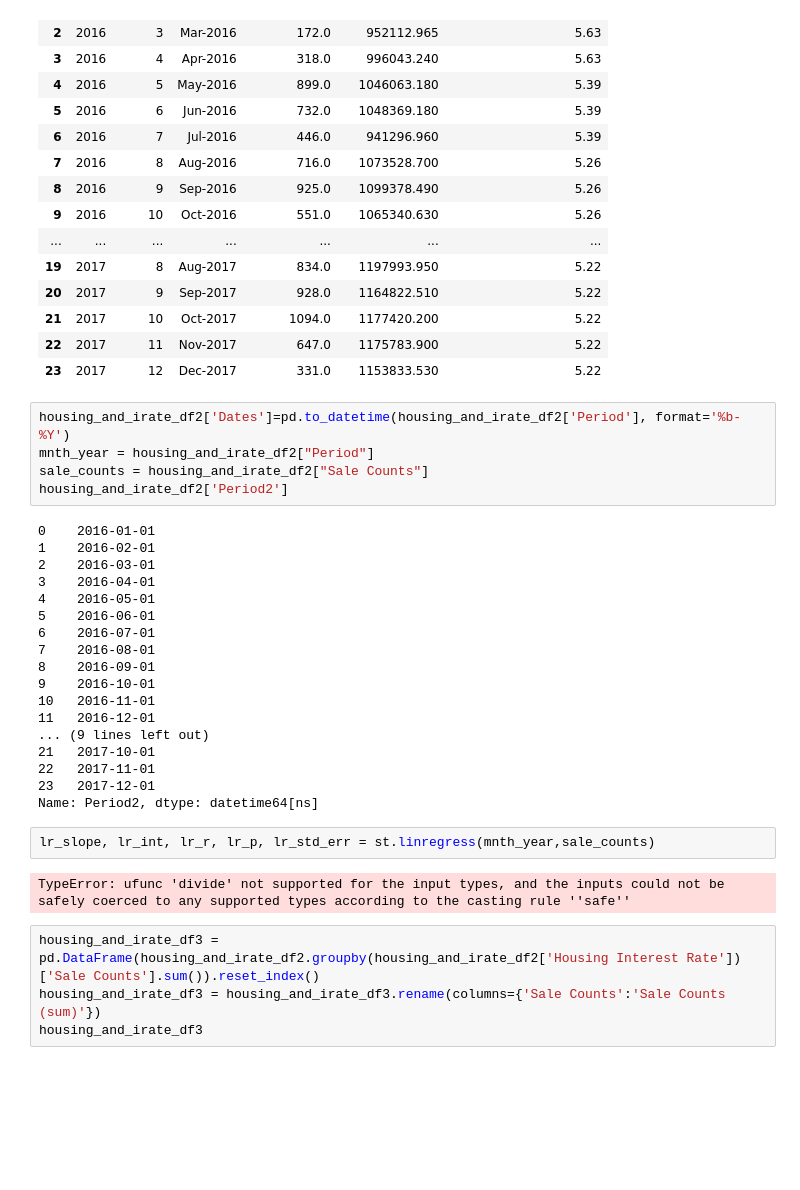
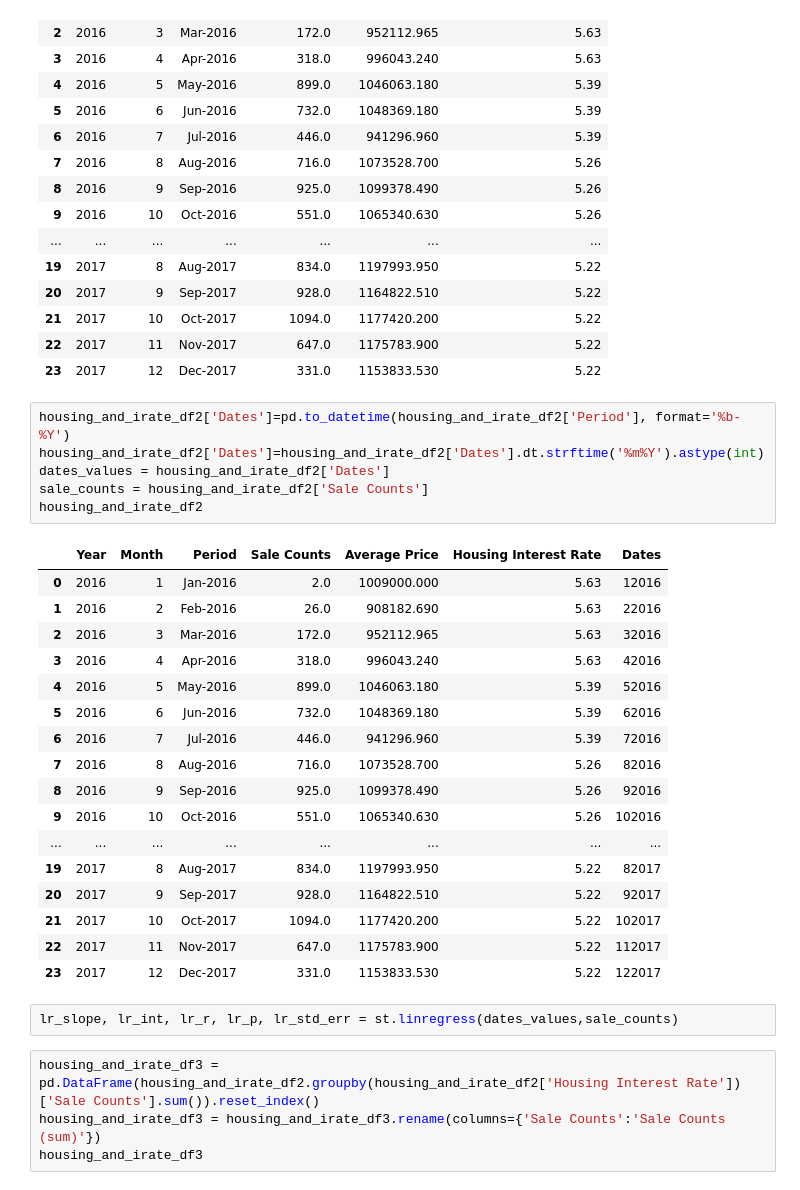
Before and after one commit to Anton0Lee/Project1_grp5, a Jupyter notebook: project1 main codes.ipynb, the cells around one changed output. Saved outputs shown, nothing was run; the diff lists cells and outputs as text; blank space fills up the shorter version.

```diff
--- a/project1 main codes.ipynb
+++ b/project1 main codes.ipynb
@@ -266,31 +281,30 @@ housing_and_irate_df2
 | 23 | 2017 | 12 | Dec-2017 | 331.0 | 1153833.530 | 5.22 |
 # %%
 housing_and_irate_df2['Dates']=pd.to_datetime(housing_and_irate_df2['Period'], format='%b-%Y')
-mnth_year = housing_and_irate_df2["Period"]
-sale_counts = housing_and_irate_df2["Sale Counts"]
-housing_and_irate_df2['Period2']
+housing_and_irate_df2['Dates']=housing_and_irate_df2['Dates'].dt.strftime('%m%Y').astype(int)
+dates_values = housing_and_irate_df2['Dates']
+sale_counts = housing_and_irate_df2['Sale Counts']
+housing_and_irate_df2
 # %% [output]
-0    2016-01-01
-1    2016-02-01
-2    2016-03-01
-3    2016-04-01
-4    2016-05-01
-5    2016-06-01
-6    2016-07-01
-7    2016-08-01
-8    2016-09-01
-9    2016-10-01
-10   2016-11-01
-11   2016-12-01
-... (9 lines left out)
-21   2017-10-01
-22   2017-11-01
-23   2017-12-01
-Name: Period2, dtype: datetime64[ns]
+|  | Year | Month | Period | Sale Counts | Average Price | Housing Interest Rate | Dates |
+| 0 | 2016 | 1 | Jan-2016 | 2.0 | 1009000.000 | 5.63 | 12016 |
+| 1 | 2016 | 2 | Feb-2016 | 26.0 | 908182.690 | 5.63 | 22016 |
+| 2 | 2016 | 3 | Mar-2016 | 172.0 | 952112.965 | 5.63 | 32016 |
+| 3 | 2016 | 4 | Apr-2016 | 318.0 | 996043.240 | 5.63 | 42016 |
+| 4 | 2016 | 5 | May-2016 | 899.0 | 1046063.180 | 5.39 | 52016 |
+| 5 | 2016 | 6 | Jun-2016 | 732.0 | 1048369.180 | 5.39 | 62016 |
+| 6 | 2016 | 7 | Jul-2016 | 446.0 | 941296.960 | 5.39 | 72016 |
+| 7 | 2016 | 8 | Aug-2016 | 716.0 | 1073528.700 | 5.26 | 82016 |
+| 8 | 2016 | 9 | Sep-2016 | 925.0 | 1099378.490 | 5.26 | 92016 |
+| 9 | 2016 | 10 | Oct-2016 | 551.0 | 1065340.630 | 5.26 | 102016 |
+| ... | ... | ... | ... | ... | ... | ... | ... |
+| 19 | 2017 | 8 | Aug-2017 | 834.0 | 1197993.950 | 5.22 | 82017 |
+| 20 | 2017 | 9 | Sep-2017 | 928.0 | 1164822.510 | 5.22 | 92017 |
+| 21 | 2017 | 10 | Oct-2017 | 1094.0 | 1177420.200 | 5.22 | 102017 |
+| 22 | 2017 | 11 | Nov-2017 | 647.0 | 1175783.900 | 5.22 | 112017 |
+| 23 | 2017 | 12 | Dec-2017 | 331.0 | 1153833.530 | 5.22 | 122017 |
 # %%
-lr_slope, lr_int, lr_r, lr_p, lr_std_err = st.linregress(mnth_year,sale_counts)
+lr_slope, lr_int, lr_r, lr_p, lr_std_err = st.linregress(dates_values,sale_counts)
-# %% [output]
-TypeError: ufunc 'divide' not supported for the input types, and the inputs could not be safely coerced to any supported types according to the casting rule ''safe''
 # %%
 housing_and_irate_df3 = pd.DataFrame(housing_and_irate_df2.groupby(housing_and_irate_df2['Housing Interest Rate'])['Sale Counts'].sum()).reset_index()
 housing_and_irate_df3 = housing_and_irate_df3.rename(columns={'Sale Counts':'Sale Counts (sum)'})
```
Also changed, not shown: parts of 1 cell of this notebook, 1 other file.
